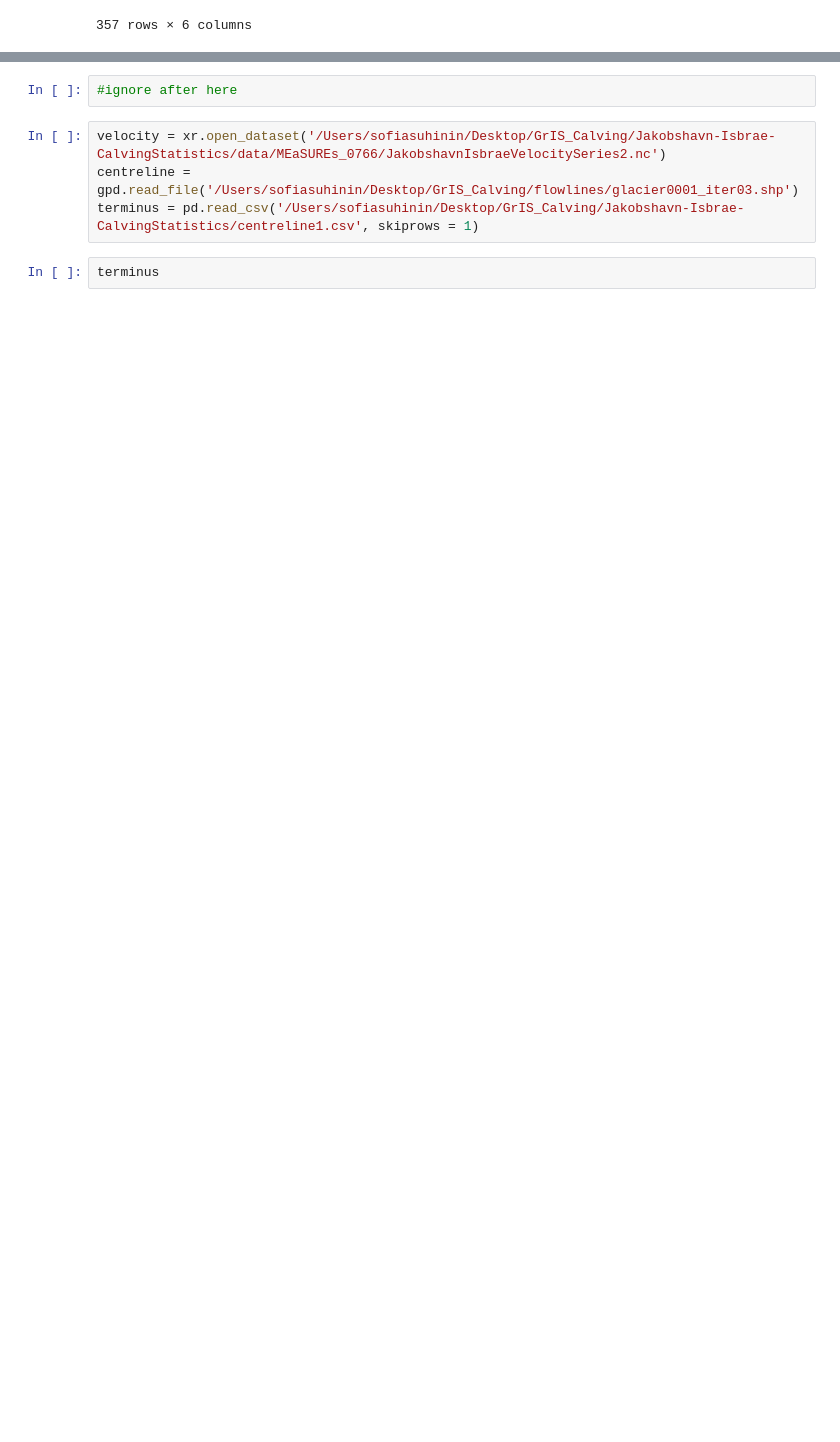
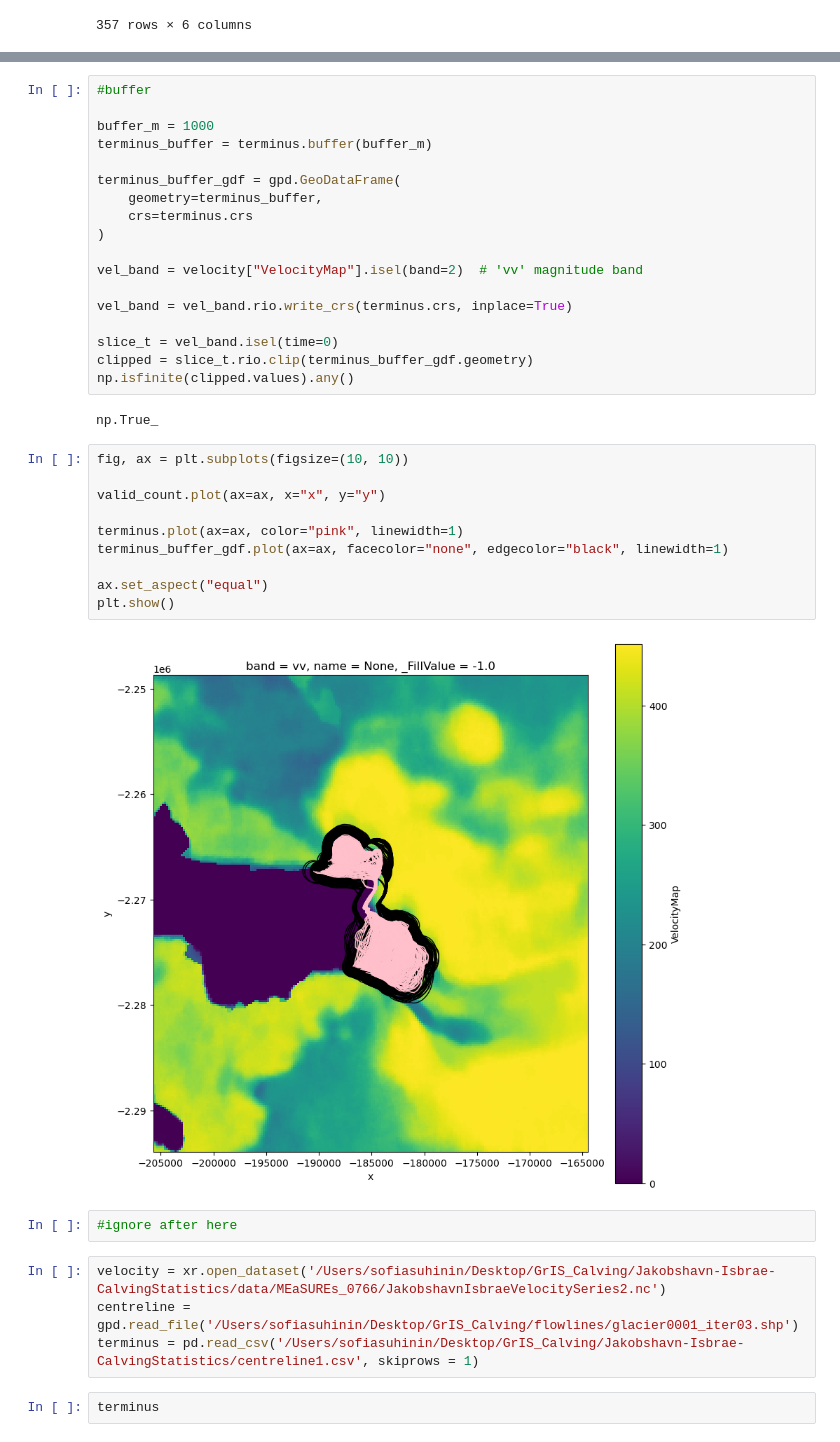
Before and after one commit to sofiasuhinin/Jakobshavn-Isbrae-CalvingStatistics, a Jupyter notebook: calvingseries.ipynb, the cells around one changed output, grey strips where cells are left out. Saved outputs shown, nothing was run; the diff lists cells and outputs as text; blank space fills up the shorter version.

```diff
--- a/calvingseries.ipynb
+++ b/calvingseries.ipynb
@@ -160,3 +243,35 @@ plt.show()
+# %%
+#buffer
+
+buffer_m = 1000
+terminus_buffer = terminus.buffer(buffer_m)
+
+terminus_buffer_gdf = gpd.GeoDataFrame(
+    geometry=terminus_buffer,
+    crs=terminus.crs
+)
+
+vel_band = velocity["VelocityMap"].isel(band=2)  # 'vv' magnitude band
+
+vel_band = vel_band.rio.write_crs(terminus.crs, inplace=True)
+
+slice_t = vel_band.isel(time=0)
+clipped = slice_t.rio.clip(terminus_buffer_gdf.geometry)
+np.isfinite(clipped.values).any()
+# %% [output]
+np.True_
+# %%
+fig, ax = plt.subplots(figsize=(10, 10))
+
+valid_count.plot(ax=ax, x="x", y="y")
+
+terminus.plot(ax=ax, color="pink", linewidth=1)
+terminus_buffer_gdf.plot(ax=ax, facecolor="none", edgecolor="black", linewidth=1)
+
+ax.set_aspect("equal")
+plt.show()
+# %% [output]
+[figure, added]
 # %%
 #ignore after here
 # %%
```
Also changed, not shown: parts of 9 cells of this notebook.
